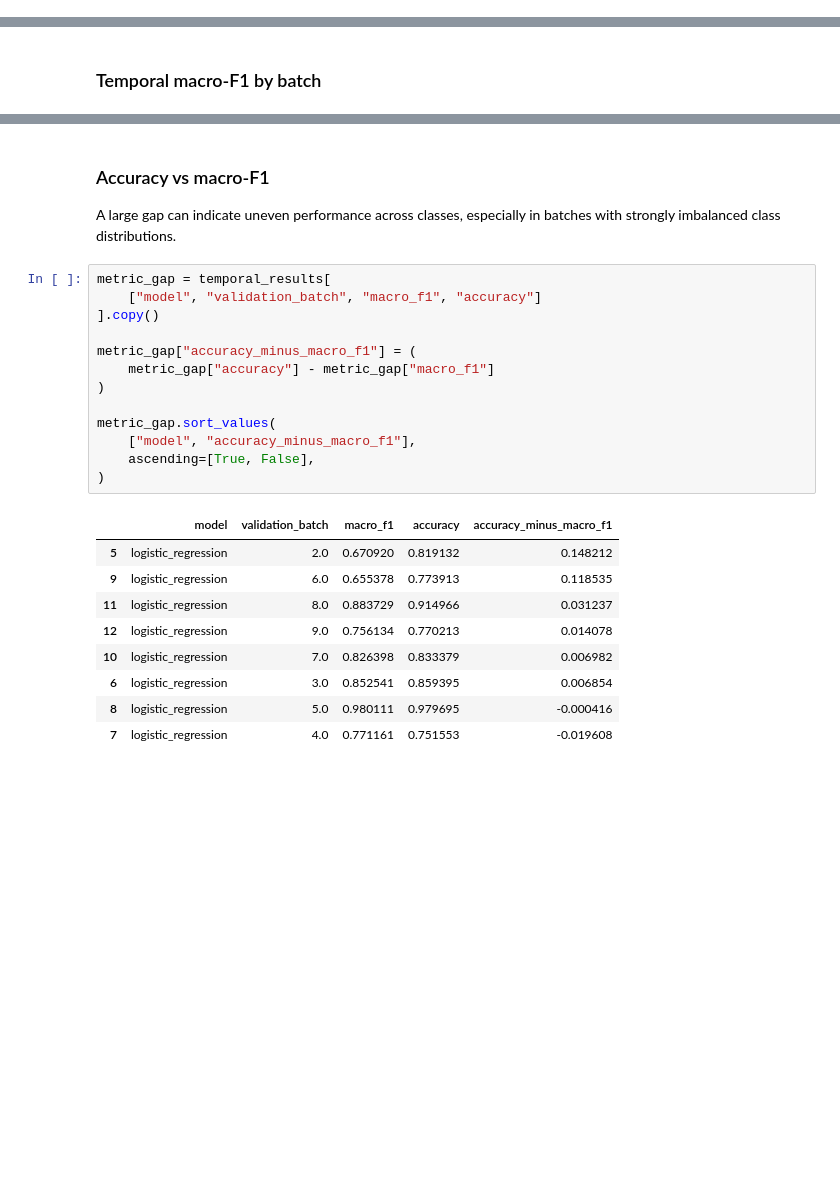
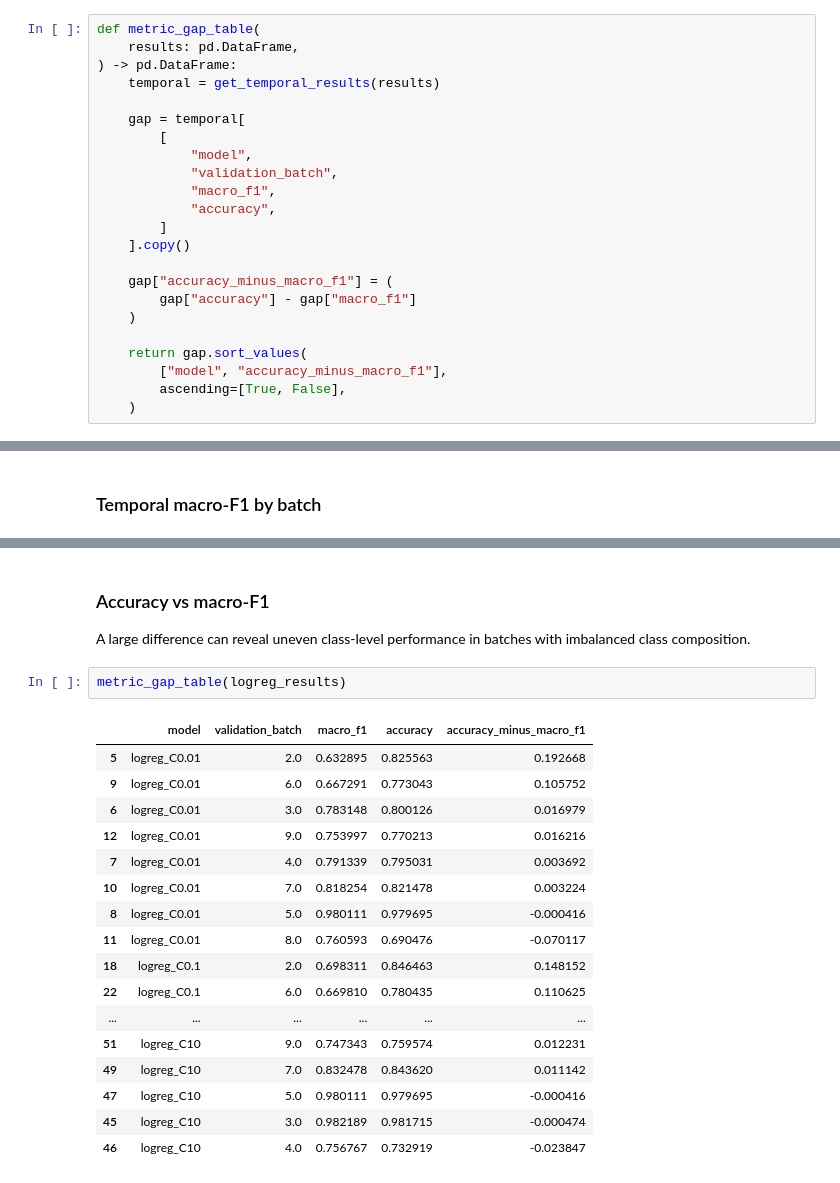
Before and after one commit to adrianfeijoo/gas-sensor-drift-classification, a Jupyter notebook: notebooks/02_model_evaluation.ipynb, the cells around one changed output, grey strips where cells are left out. Drawn from its saved outputs; the diff is of its cells as text; blank space fills up the shorter version.

```diff
--- a/notebooks/02_model_evaluation.ipynb
+++ b/notebooks/02_model_evaluation.ipynb
@@ -200,0 +247,23 @@ temporal_results[
+# %%
+def metric_gap_table(
+    results: pd.DataFrame,
+) -> pd.DataFrame:
+    temporal = get_temporal_results(results)
+
+    gap = temporal[
+        [
+            "model",
+            "validation_batch",
+            "macro_f1",
+            "accuracy",
+        ]
+    ].copy()
+
+    gap["accuracy_minus_macro_f1"] = (
+        gap["accuracy"] - gap["macro_f1"]
+    )
+
+    return gap.sort_values(
+        ["model", "accuracy_minus_macro_f1"],
+        ascending=[True, False],
+    )
@@ -228,28 +402,25 @@ plt.show()
 # %% [markdown]
 ### Accuracy vs macro-F1
 
-A large gap can indicate uneven performance across classes, especially in batches with strongly imbalanced class distributions.
+A large difference can reveal uneven class-level performance in batches with imbalanced class composition.
-# %%
-metric_gap = temporal_results[
-    ["model", "validation_batch", "macro_f1", "accuracy"]
-].copy()
-
-metric_gap["accuracy_minus_macro_f1"] = (
-    metric_gap["accuracy"] - metric_gap["macro_f1"]
-)
-
-metric_gap.sort_values(
-    ["model", "accuracy_minus_macro_f1"],
-    ascending=[True, False],
-)
-# %% [output]
-|  | model | validation_batch | macro_f1 | accuracy | accuracy_minus_macro_f1 |
-| 5 | logistic_regression | 2.0 | 0.670920 | 0.819132 | 0.148212 |
-| 9 | logistic_regression | 6.0 | 0.655378 | 0.773913 | 0.118535 |
-| 11 | logistic_regression | 8.0 | 0.883729 | 0.914966 | 0.031237 |
-| 12 | logistic_regression | 9.0 | 0.756134 | 0.770213 | 0.014078 |
-| 10 | logistic_regression | 7.0 | 0.826398 | 0.833379 | 0.006982 |
-| 6 | logistic_regression | 3.0 | 0.852541 | 0.859395 | 0.006854 |
-| 8 | logistic_regression | 5.0 | 0.980111 | 0.979695 | -0.000416 |
-| 7 | logistic_regression | 4.0 | 0.771161 | 0.751553 | -0.019608 |
+# %%
+metric_gap_table(logreg_results)
+# %% [output]
+|  | model | validation_batch | macro_f1 | accuracy | accuracy_minus_macro_f1 |
+| 5 | logreg_C0.01 | 2.0 | 0.632895 | 0.825563 | 0.192668 |
+| 9 | logreg_C0.01 | 6.0 | 0.667291 | 0.773043 | 0.105752 |
+| 6 | logreg_C0.01 | 3.0 | 0.783148 | 0.800126 | 0.016979 |
+| 12 | logreg_C0.01 | 9.0 | 0.753997 | 0.770213 | 0.016216 |
+| 7 | logreg_C0.01 | 4.0 | 0.791339 | 0.795031 | 0.003692 |
+| 10 | logreg_C0.01 | 7.0 | 0.818254 | 0.821478 | 0.003224 |
+| 8 | logreg_C0.01 | 5.0 | 0.980111 | 0.979695 | -0.000416 |
+| 11 | logreg_C0.01 | 8.0 | 0.760593 | 0.690476 | -0.070117 |
+| 18 | logreg_C0.1 | 2.0 | 0.698311 | 0.846463 | 0.148152 |
+| 22 | logreg_C0.1 | 6.0 | 0.669810 | 0.780435 | 0.110625 |
+| ... | ... | ... | ... | ... | ... |
+| 51 | logreg_C10 | 9.0 | 0.747343 | 0.759574 | 0.012231 |
+| 49 | logreg_C10 | 7.0 | 0.832478 | 0.843620 | 0.011142 |
+| 47 | logreg_C10 | 5.0 | 0.980111 | 0.979695 | -0.000416 |
+| 45 | logreg_C10 | 3.0 | 0.982189 | 0.981715 | -0.000474 |
+| 46 | logreg_C10 | 4.0 | 0.756767 | 0.732919 | -0.023847 |
 # %% [markdown]
```
Also changed, not shown: parts of 48 cells of this notebook.
